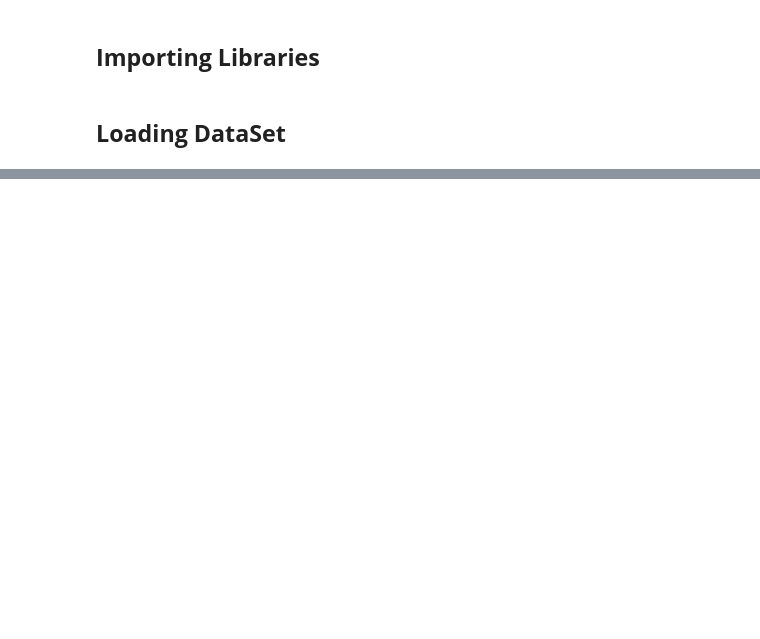
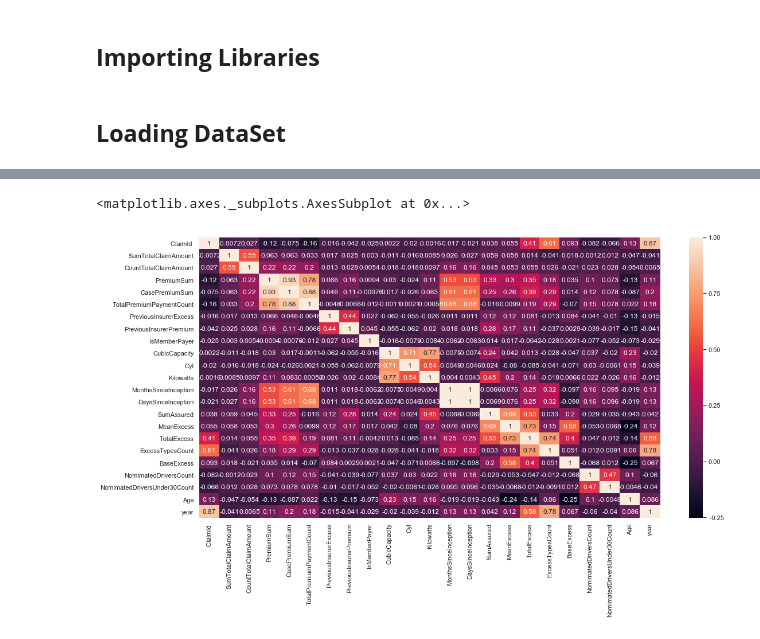
Before and after one commit to Pheelog/Insurance-Claim-Modelling, a Jupyter notebook: Iniubong_EDA.ipynb, the cells around one changed output, grey strips where cells are left out. Saved outputs shown, nothing was run; the diff lists cells and outputs as text; code cells hidden in the pictures; blank space fills up the shorter version.

```diff
--- a/Iniubong_EDA.ipynb
+++ b/Iniubong_EDA.ipynb
@@ -33,0 +175,15 @@ data.head()
+# %%
+# Creating the Age column
+now = pd.Timestamp('now')
+data['BirthDt'] = pd.to_datetime(data['BirthDt'], format = '%m%d%y')
+data['BirthDt'] = data['BirthDt'].where(data['BirthDt'] < now, data['BirthDt'] - np.timedelta64(100, 'Y'))
+data['Age'] = (now - data['BirthDt']).astype('<m8[Y]')
+# %%
+# Creating the month column from the PaymentDueDate
+data['month_full'] = data['PaymentDueDate'].dt.month_name().str[:3]
+data['year'] = data['PaymentDueDate'].dt.year
+# %%
+#replacing NaN with 0
+data = data.iloc[:,:-1]
+data['SumTotalClaimAmount'].fillna(0, inplace=True)
+data['CountTotalClaimAmount'].fillna(0, inplace=True)
@@ -33,0 +202,5 @@ data.head()
+# %%
+columns=list(data.columns)
+irr_var = ['PolicyId', 'ClaimId', 'VehicleYear']
+rel_var = [i for i in columns if i not in irr_var]
+data[rel_var].corr()
@@ -33,0 +226,6 @@ data.head()
+# %%
+sns.set(rc = {'figure.figsize':(18,9)})
+sns.heatmap(data[rel_var].corr(), annot=True)
+# %% [output]
+<matplotlib.axes._subplots.AxesSubplot at 0x...>
+[figure, added]
```
Also changed, not shown: parts of 42 cells of this notebook, 1 other file.
